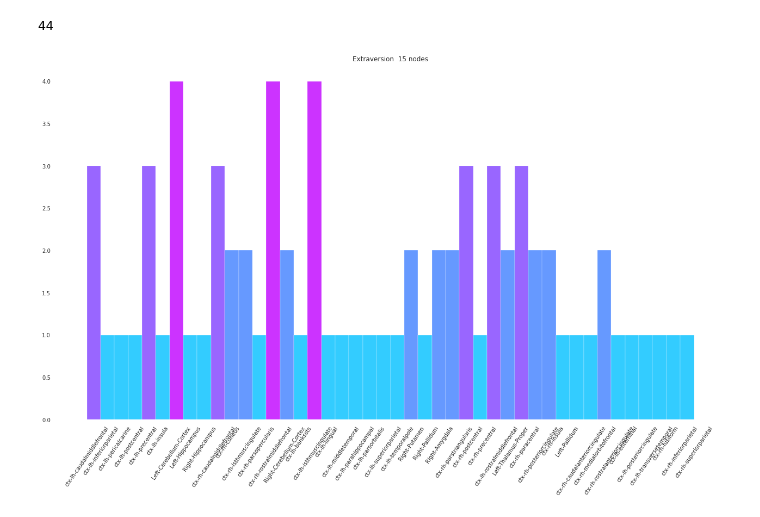
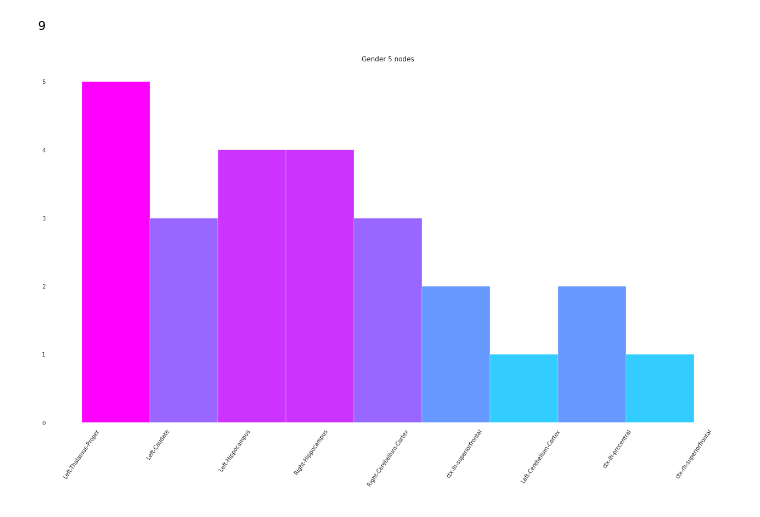
Before and after one commit to ShreyaKapoor18/Thesis, a Jupyter notebook: graphtools/greedy_graph.ipynb, the cells around one changed output. Drawn from its saved outputs; the diff is of its cells as text; code cells hidden in the pictures.

Commit message:
greedy approach for gender classification

```diff
--- a/graphtools/greedy_graph.ipynb
+++ b/graphtools/greedy_graph.ipynb
@@ -30,8 +30,8 @@ tri = int(num * (num + 1) * 0.5)  # we want only the upper diagonal due to symet
 mat = np.triu_indices(84)
 mews = '/home/skapoor/Thesis/gmwcs-solver'
 # %%
-target, feature, edge, solver_node_wts = 'NEOFAC_E', 'num_streamlines', 'pearson','const'
-val, thresh, max_num_nodes, per = -0.01, 0, 10, 1.15
+target, feature, edge, solver_node_wts = 'Gender', 'num_streamlines', 'fscores','const'
+val, thresh, max_num_nodes, per = -0.01, 0, 5, 1.15
 choice, classifier, refit_metric, feature_selection = 'random', 'ridge_reg', 'balanced_accuracy', 'baseline'
 baseline_cases, self_loops = set(), False
 # %%
@@ -48,5 +48,5 @@ y_binned = np.array(pd.qcut(y, 4, retbins=False, labels=range(4)))
 # %%
-skf.get_n_splits(X, y_binned)
+skf.get_n_splits(X, y)
 print(skf, '-'*100)
 results_solver = []
 avg_thresh, self_loops = False, False
@@ -55,7 +55,7 @@ nodes = []
 node_names = []
 i =0
 param_grid = [{'alpha': [10, 1e3]}]
-for train_index, test_index in skf.split(X, y_binned):
+for train_index, test_index in skf.split(X, y):
     i+=1
     start = time.time()
     #print("TRAIN:",len(train_index), train_index, "TEST:", len(test_index),test_index)
@@ -65,13 +65,13 @@ for train_index, test_index in skf.split(X, y_binned):
     X_train, X_test, arr = process_raw(X_train, X_test, y_train, edge)
     graph = np.zeros((84,84))
 
-    for k,j ,l in zip(np.triu_indices(84)[0], np.triu_indices(84)[1], range(tri)):
+    for k,j ,l in zip(np.triu_indices(84)[0], np.triu_indices(84)[1], range(tri-1)):
         graph[k,j] = abs(arr.iloc[l]) #  taking the absolute value of the pearson correlation
     # graph is currently upper triangular and needs to be converted into full matrix
     graph = graph + graph.transpose() - np.diag(graph.diagonal())
     graph = pd.DataFrame(graph, index = corresp_label_file('fs_default.txt').values(),
                  columns = corresp_label_file('fs_default.txt').values())
-    while len(graph.iloc[0]) > 15:
+    while len(graph.iloc[0]) > max_num_nodes:
         node = graph.sum(axis=1).argmin()
         graph = graph.drop([graph.iloc[node].name])
         graph = graph.drop(graph.iloc[:, node].name, axis=1)
@@ -109,18 +101,18 @@ dict(pd.Series(node_names).value_counts())
 # %%
 len(pd.Series(node_names).unique())
 # %% [output]
-44
+9
 # %%
 cm = plt.cm.get_cmap('cool')
 fig, ax = plt.subplots(figsize=(22,12))
 counts, bins, patches = ax.hist(node_names, bins=len(pd.Series(node_names).unique()))
 
 for c, p in zip(counts, patches):
     plt.setp(p, 'facecolor', cm(c/5))
 # Set the ticks to be at the edges of the bins.
 
 plt.xticks(range(len(pd.Series(node_names).unique())), rotation = 55)
-plt.title('Extraversion  15 nodes')
+plt.title(f'{target} {max_num_nodes} nodes')
 plt.show()
 # %% [output]
-[figure, old version]
+[figure, new version]
```
Also changed, not shown: parts of 3 cells of this notebook.
